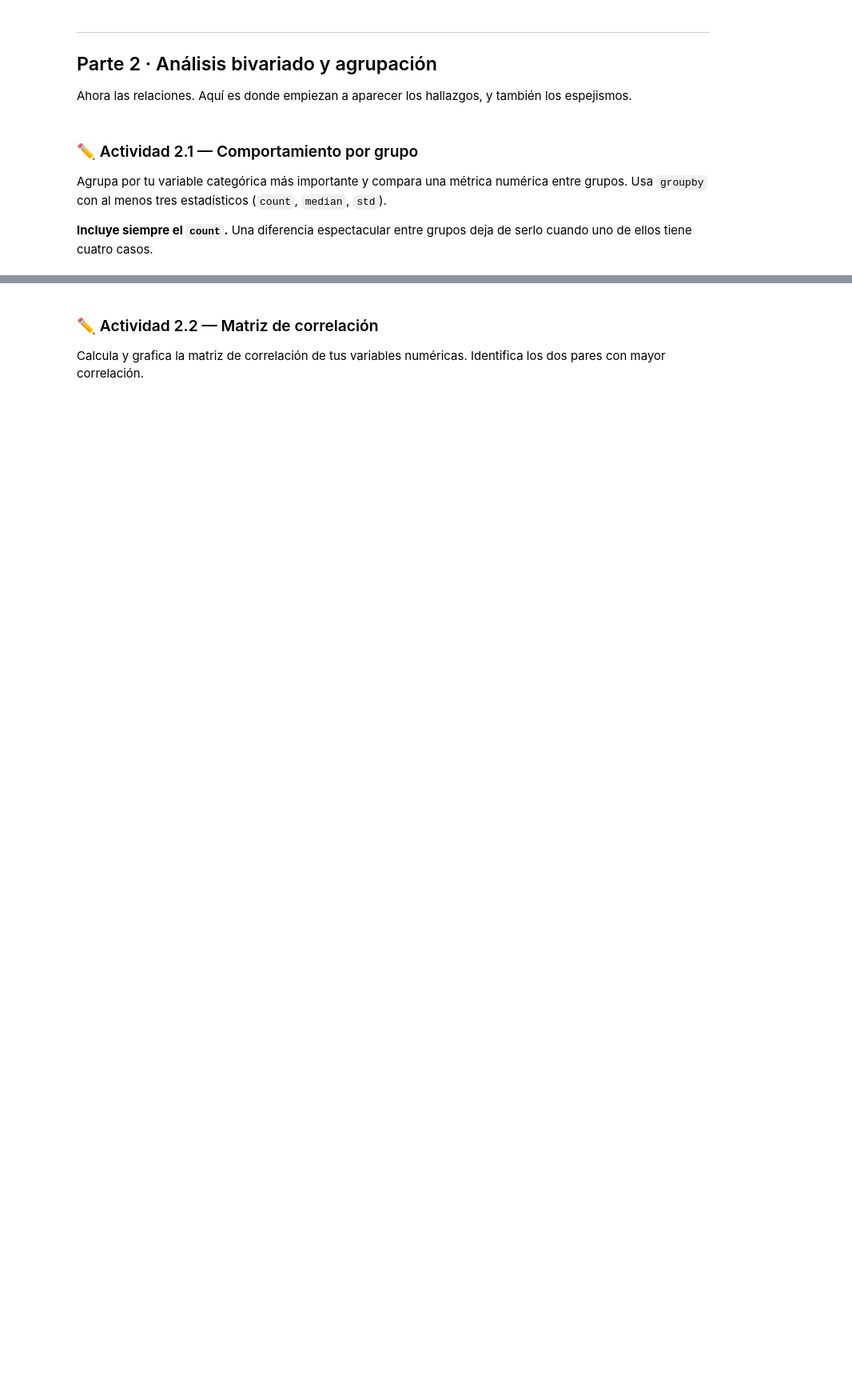
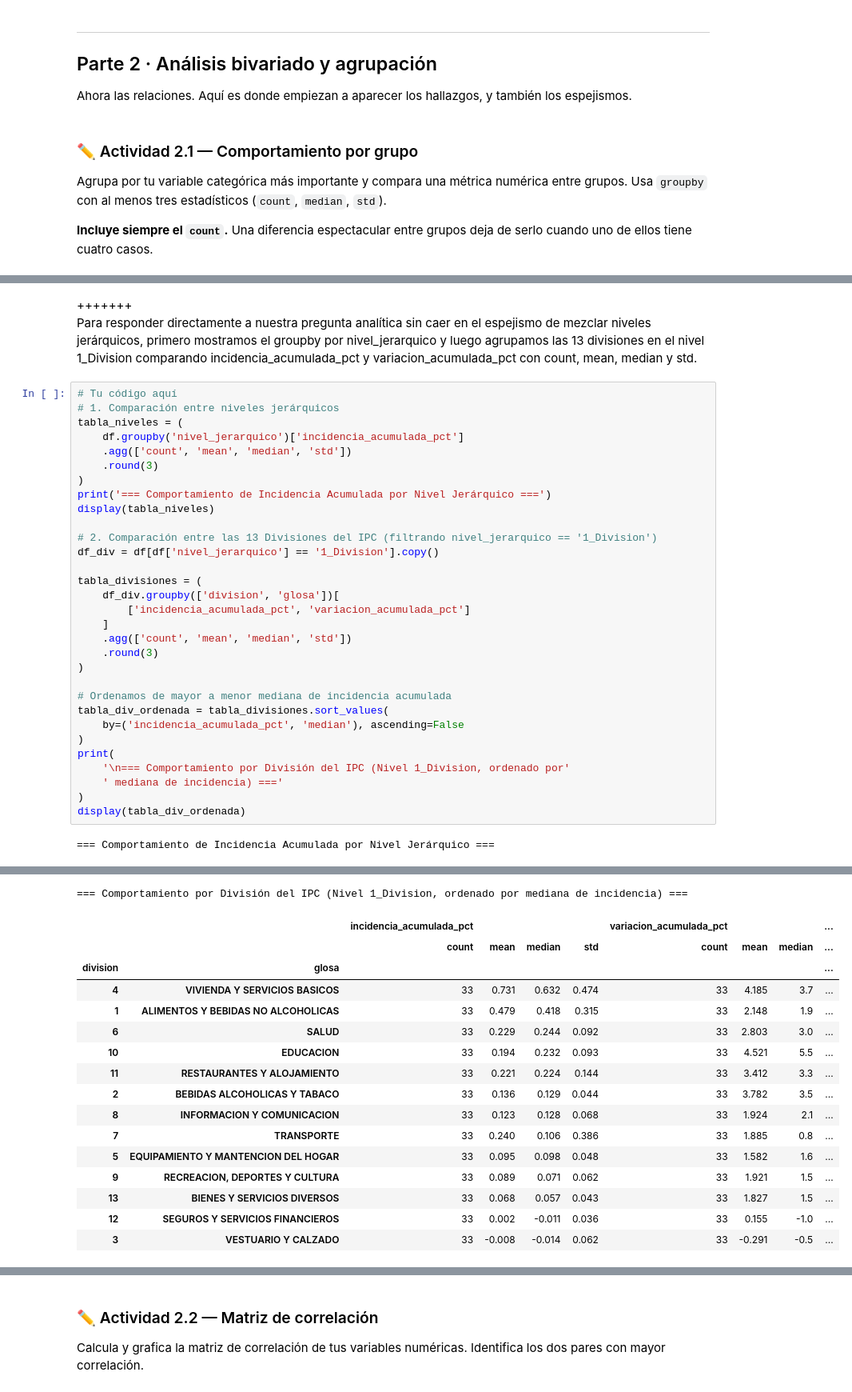
Before and after one commit to frandresst-wq/Proyecto-de-Ciencia-de-Datos, a Jupyter notebook: S3_Entrega2_SOTO_FRANCO.ipynb, the cells around one changed output, grey strips where cells are left out. Shown at 80% size. Cells and saved outputs as stored; diff of their text form; blank space fills up the shorter version.

```diff
--- a/S3_Entrega2_SOTO_FRANCO.ipynb
+++ b/S3_Entrega2_SOTO_FRANCO.ipynb
@@ -443,0 +404,36 @@ Estas diferencias refuerzan la conveniencia de utilizar la mediana para describi
+# %% [markdown]
++++++++\
+Para responder directamente a nuestra pregunta analítica sin caer en el espejismo de mezclar niveles jerárquicos, primero mostramos el groupby por nivel_jerarquico y luego agrupamos las 13 divisiones en el nivel 1_Division comparando incidencia_acumulada_pct y variacion_acumulada_pct con count, mean, median y std.
+# %%
+# Tu código aquí
+# 1. Comparación entre niveles jerárquicos
+tabla_niveles = (
+    df.groupby('nivel_jerarquico')['incidencia_acumulada_pct']
+    .agg(['count', 'mean', 'median', 'std'])
+    .round(3)
+)
+print('=== Comportamiento de Incidencia Acumulada por Nivel Jerárquico ===')
+display(tabla_niveles)
+
+# 2. Comparación entre las 13 Divisiones del IPC (filtrando nivel_jerarquico == '1_Division')
+df_div = df[df['nivel_jerarquico'] == '1_Division'].copy()
+
+tabla_divisiones = (
+    df_div.groupby(['division', 'glosa'])[
+        ['incidencia_acumulada_pct', 'variacion_acumulada_pct']
+    ]
+    .agg(['count', 'mean', 'median', 'std'])
+    .round(3)
+)
+
+# Ordenamos de mayor a menor mediana de incidencia acumulada
+tabla_div_ordenada = tabla_divisiones.sort_values(
+    by=('incidencia_acumulada_pct', 'median'), ascending=False
+)
+print(
+    '\n=== Comportamiento por División del IPC (Nivel 1_Division, ordenado por'
+    ' mediana de incidencia) ==='
+)
+display(tabla_div_ordenada)
+# %% [output]
+=== Comportamiento de Incidencia Acumulada por Nivel Jerárquico ===
@@ -443,0 +448,17 @@ Estas diferencias refuerzan la conveniencia de utilizar la mediana para describi
+=== Comportamiento por División del IPC (Nivel 1_Division, ordenado por mediana de incidencia) ===
+|  |  | incidencia_acumulada_pct |  |  |  | variacion_acumulada_pct |  |  | ... |
+|  |  | count | mean | median | std | count | mean | median | ... |
+| division | glosa |  |  |  |  |  |  |  | ... |
+| 4 | VIVIENDA Y SERVICIOS BASICOS | 33 | 0.731 | 0.632 | 0.474 | 33 | 4.185 | 3.7 | ... |
+| 1 | ALIMENTOS Y BEBIDAS NO ALCOHOLICAS | 33 | 0.479 | 0.418 | 0.315 | 33 | 2.148 | 1.9 | ... |
+| 6 | SALUD | 33 | 0.229 | 0.244 | 0.092 | 33 | 2.803 | 3.0 | ... |
+| 10 | EDUCACION | 33 | 0.194 | 0.232 | 0.093 | 33 | 4.521 | 5.5 | ... |
+| 11 | RESTAURANTES Y ALOJAMIENTO | 33 | 0.221 | 0.224 | 0.144 | 33 | 3.412 | 3.3 | ... |
+| 2 | BEBIDAS ALCOHOLICAS Y TABACO | 33 | 0.136 | 0.129 | 0.044 | 33 | 3.782 | 3.5 | ... |
+| 8 | INFORMACION Y COMUNICACION | 33 | 0.123 | 0.128 | 0.068 | 33 | 1.924 | 2.1 | ... |
+| 7 | TRANSPORTE | 33 | 0.240 | 0.106 | 0.386 | 33 | 1.885 | 0.8 | ... |
+| 5 | EQUIPAMIENTO Y MANTENCION DEL HOGAR | 33 | 0.095 | 0.098 | 0.048 | 33 | 1.582 | 1.6 | ... |
+| 9 | RECREACION, DEPORTES Y CULTURA | 33 | 0.089 | 0.071 | 0.062 | 33 | 1.921 | 1.5 | ... |
+| 13 | BIENES Y SERVICIOS DIVERSOS | 33 | 0.068 | 0.057 | 0.043 | 33 | 1.827 | 1.5 | ... |
+| 12 | SEGUROS Y SERVICIOS FINANCIEROS | 33 | 0.002 | -0.011 | 0.036 | 33 | 0.155 | -1.0 | ... |
+| 3 | VESTUARIO Y CALZADO | 33 | -0.008 | -0.014 | 0.062 | 33 | -0.291 | -0.5 | ... |
```
Also changed, not shown: parts of 34 cells of this notebook.
